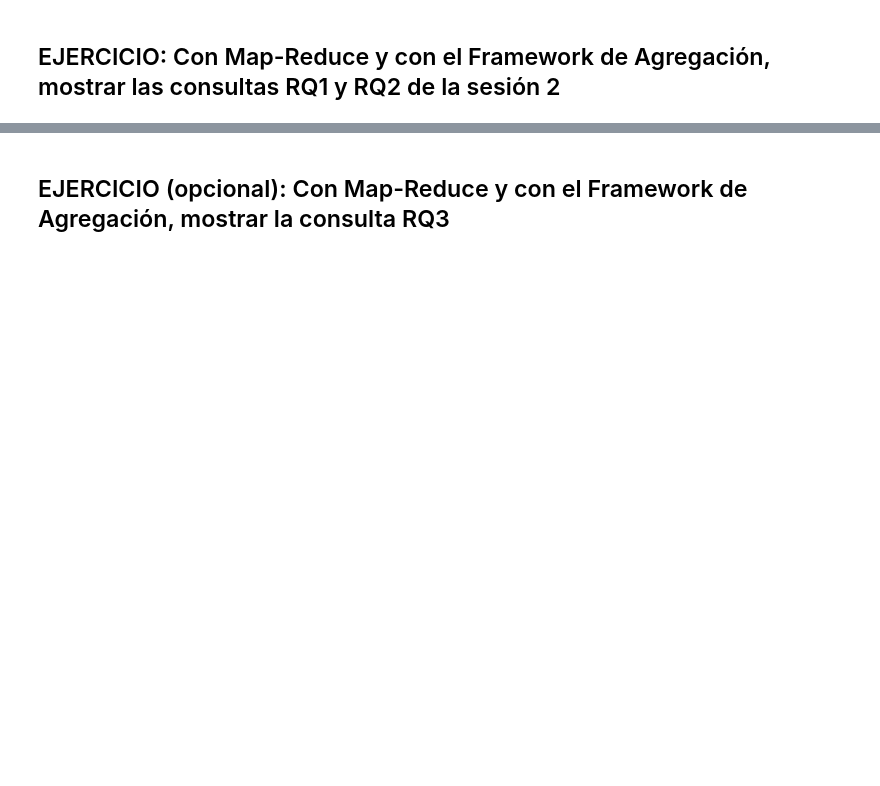
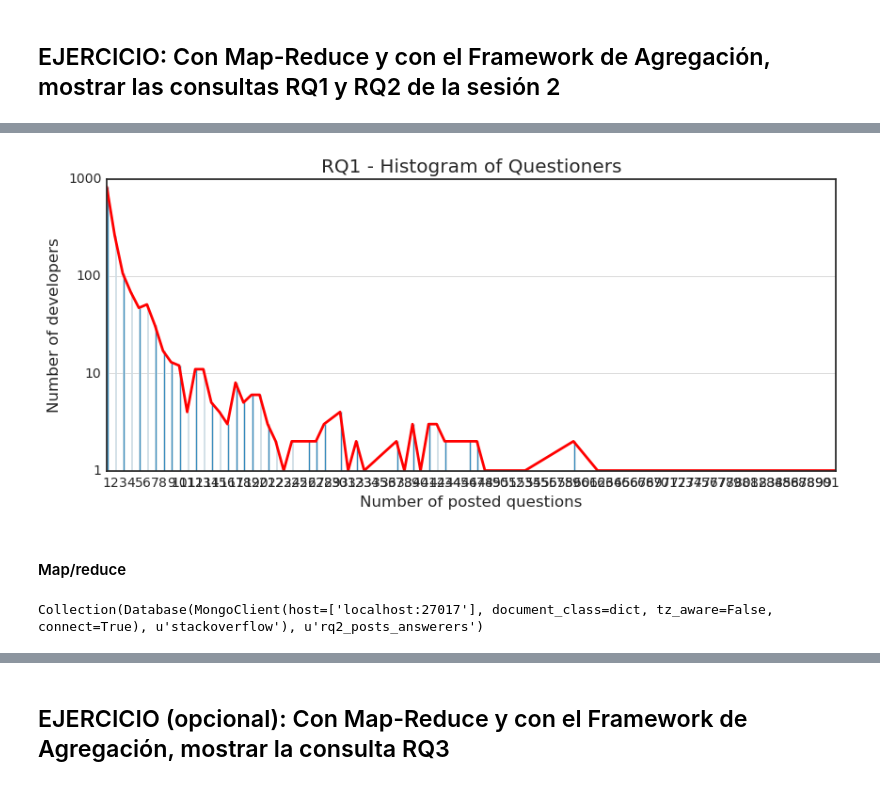
Before and after one commit to JavierCVilla/Master-bgde, a Jupyter notebook: sesion4/sesion4.ipynb, the cells around one changed output, grey strips where cells are left out. Drawn from its saved outputs; the diff is of its cells as text; code cells hidden in the pictures; blank space fills up the shorter version.

```diff
--- a/sesion4/sesion4.ipynb
+++ b/sesion4/sesion4.ipynb
@@ -818,0 +1182,10 @@ print list(result)
+# %%
+rq2_posts_answerers_agg = posts.aggregate([
+        {"$match" : {"PostTypeId" : { "$eq" : 2}}},
+        {"$group" : {"_id":"$OwnerUserId", "numQ": {"$sum":1}}},
+        {"$group" : {"_id":"$numQ", "freq": {"$sum":1}}},
+        {"$sort"  : {"_id": 1}}
+        ])
+
+c = list(rq2_posts_answerers_agg)
+c[:10]
@@ -818,0 +1203,3 @@ print list(result)
+# %%
+rq2_posts_answerers_agg_df = pd.DataFrame(c)
+rq2_posts_answerers_agg_df
@@ -818,0 +1286,47 @@ print list(result)
+# %%
+x = rq2_posts_answerers_agg_df['_id']
+x = [int(a) for a in x]
+y = rq2_posts_answerers_agg_df['freq']
+
+import matplotlib.ticker
+
+plt.figure(figsize=(10,4))
+plt.bar(x,y, width=0.2) # Bar chart
+plt.xlabel("Number of posted questions")
+plt.ylabel("Number of developers")
+plt.yscale('log')
+plt.xticks([a for a in range(max(x))])
+plt.title("RQ1 - Histogram of Questioners")
+plt.gca().set_color_cycle(['red'])
+plt.plot(x, y, linewidth=2.0) # line
+plt.xlim(1, np.percentile(x, 80))
+plt.grid(zorder=0, which='major', axis='y')
+ax = plt.gca()
+# Formatea el eje Y con números en lugar de potencias de 10
+ax.yaxis.set_major_formatter(matplotlib.ticker.ScalarFormatter())
+ax.yaxis.set_major_formatter(matplotlib.ticker.FormatStrFormatter('%d'))
+ax.yaxis.set_major_formatter(matplotlib.ticker.FuncFormatter(lambda x, pos: str(int(round(x)))))
+
+plt.show()
+# %% [output]
+[figure, added]
+# %% [markdown]
+#### Map/reduce
+# %%
+from bson.code import Code
+
+rq2_ans_map = Code("function () {"
+           "if(this.PostTypeId==2 && this.OwnerUserId>0)" ## La segunda condicion es importante para obtener mismos
+           "  emit(this.OwnerUserId, 1);"                 ## resultados que en SQL, seguramente debido a id's raros
+           "}")
+
+rq2_ans_reduce = Code("function (key, values) {"
+                       "  return Array.sum(values);"
+                       "}"
+                       )
+
+db.posts.map_reduce(rq2_ans_map,
+                    rq2_ans_reduce,
+                    'rq2_posts_answerers')
+# %% [output]
+Collection(Database(MongoClient(host=['localhost:27017'], document_class=dict, tz_aware=False, connect=True), u'stackoverflow'), u'rq2_posts_answerers')
```
Also changed, not shown: parts of 82 cells of this notebook.
